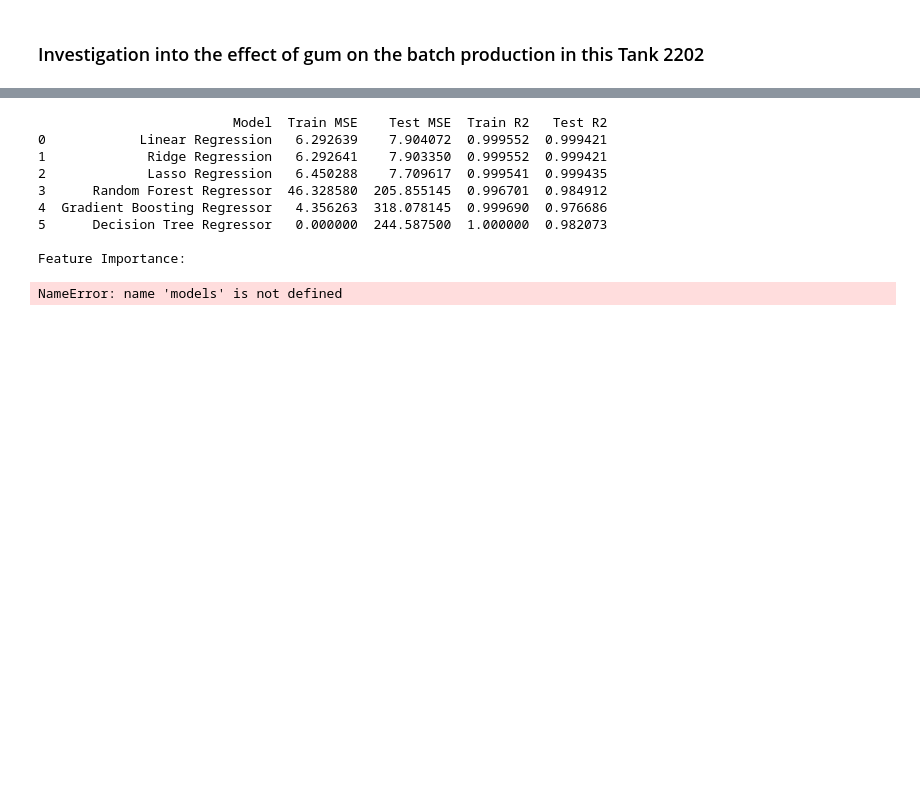
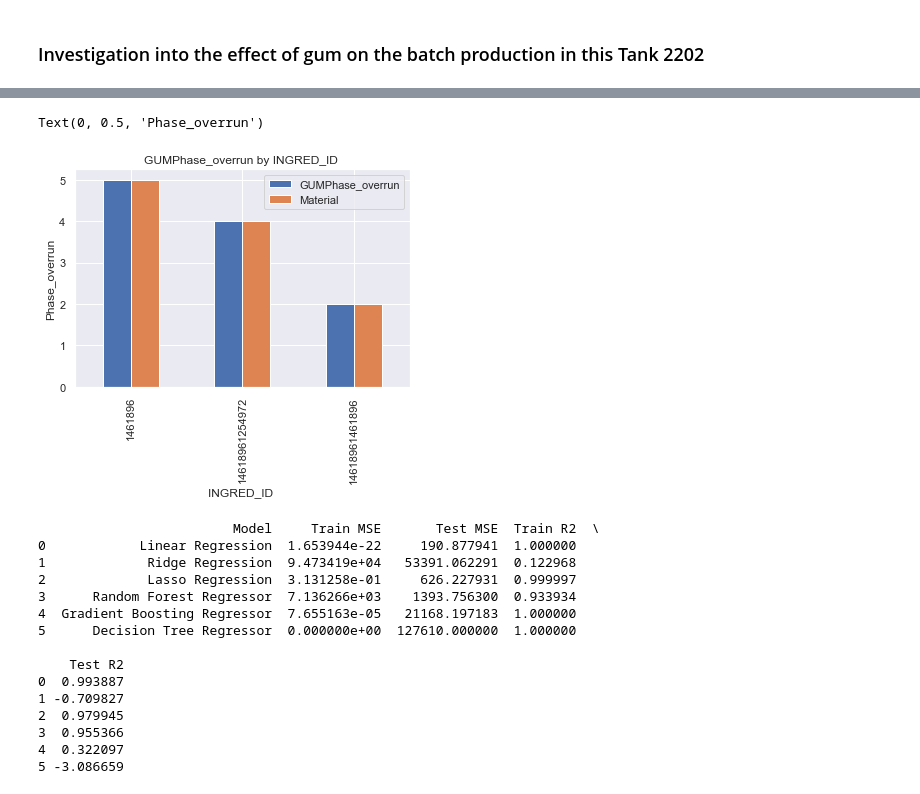
Before and after one commit to MichelleMoran431/Capstone---CCT, a Jupyter notebook: Python Working Notebooks/GumAddition EDA-Copy1.ipynb, the cells around one changed output, grey strips where cells are left out. Saved outputs shown, nothing was run; the diff lists cells and outputs as text; code cells hidden in the pictures; blank space fills up the shorter version.

```diff
--- a/Python Working Notebooks/GumAddition EDA-Copy1.ipynb
+++ b/Python Working Notebooks/GumAddition EDA-Copy1.ipynb
@@ -85,3 +108,6 @@ df_GumQuantity.describe()
 | max | 9466.000000 | 3.055706e+06 | 1.080913e+08 | 3500.000000 | 1150.000000 | 845.000000 | 15.000000 | ... |
 # %% [markdown]
 ### Investigation into the effect of gum on the batch production in this Tank 2202
+# %%
+GUMProductionTank2202_df= uploaded_df.query('Tank_1 == "%s"' % 2202)
+print(GUMProductionTank2202_df)
@@ -88,23 +132,24 @@ df_GumQuantity.describe()
 # %%
 #Select all the rows where GUM material is in the list below
-Material_ID = ['1461896','1254972']
-ProductionTank2202_dfGUM = df_GumQuantity[df_GumQuantity['Material_ID'].isin(Material_ID)]
-ProductionTank2202_dfGUM=ProductionTank2202_dfGUM.drop(['Unnamed: 0', 'Instruction_Step', 'Material_Name','Phase_start', 'Phase_end'], axis=1)
+INGRED_ID = ['1461896','1254972']
+ProductionTank2202_dfGUM = GUMProductionTank2202_df[GUMProductionTank2202_df['INGRED_ID'].isin(INGRED_ID)]
+ProductionTank2202_dfGUM=ProductionTank2202_dfGUM.drop(['Unnamed: 0', 'Instruction_Step','Phase_start', 'Phase_end'], axis=1)
 # Or rename the existing DataFrame (rather than creating a copy)
 ProductionTank2202_dfGUM.rename(columns={'Quantity': 'GUMQuantity','Phase_duration':'GUMPhase_duration','Phase_start_delay':'GUMPhase_start_delay','Flowrate_KGMIN':'GUMFlowrate_KGMIN','Phase_overrun':'GUMPhase_overrun'}, inplace=True)
 
 #print(ProductionTank2202_dfGUM)
 # %%
 #Aggregate data per tank
-aggregated_ProductionTank2202_dfGUM = ProductionTank2202_dfGUM.groupby(['BATCHID','Material_ID']).agg({
+aggregated_ProductionTank2202_dfGUM = ProductionTank2202_dfGUM.groupby(['BATCHID','Material']).agg({
     'GUMPhase_duration': 'sum',
     'GUMPhase_overrun': 'sum',
     'GUMPhase_start_delay':'sum',
     'GUMQuantity':'sum',
     'GUMFlowrate_KGMIN':'sum',
     'Target_Phase_duration':'sum',
-    'Target_Flowrate':'sum'
+    'Target_Flowrate':'sum',
+    'INGRED_ID':'sum'
 }).reset_index()
 
  #Print the aggregated DataFrame
-#print(aggregated_ProductionTank2202_dfGUM)
+print(aggregated_ProductionTank2202_dfGUM)
@@ -111,3 +174,16 @@ aggregated_ProductionTank2202_dfGUM = ProductionTank2202_dfGUM.groupby(['BATCHID
+# %%
+# uploaded_df
+
+aggregated_ProductionTank2202_dfGUM[['GUMPhase_overrun','INGRED_ID','Material']].groupby(by='INGRED_ID').count().plot.bar()
+#plt.figure(figsize=(10, 6))
+plt.title('GUMPhase_overrun by INGRED_ID ')
+plt.xlabel('INGRED_ID ')
+plt.ylabel('Phase_overrun')
+#plt.xticks(rotation = 90)
+#plt.show()
+# %% [output]
+Text(0, 0.5, 'Phase_overrun')
+[figure, added]
 # %%
 import pandas as pd
 from sklearn.model_selection import train_test_split
@@ -201,20 +277,19 @@ results_df = results_df.append({'Model': 'Decision Tree Regressor', 'Train MSE':
 
 # Print the results DataFrame
 print(results_df)
-
-# Feature Importance
-print("\nFeature Importance:")
-for model, importance in zip(models[1:4], [rf_feature_importance, gb_feature_importance]):
-    sorted_features = [x for _, x in sorted(zip(importance, X.columns), reverse=True)]
-    print(f"{model}:\n  {sorted_features}\n")
 # %% [output]
-                         Model  Train MSE    Test MSE  Train R2   Test R2
-0            Linear Regression   6.292639    7.904072  0.999552  0.999421
-1             Ridge Regression   6.292641    7.903350  0.999552  0.999421
-2             Lasso Regression   6.450288    7.709617  0.999541  0.999435
-3      Random Forest Regressor  46.328580  205.855145  0.996701  0.984912
-4  Gradient Boosting Regressor   4.356263  318.078145  0.999690  0.976686
-5      Decision Tree Regressor   0.000000  244.587500  1.000000  0.982073
+                         Model     Train MSE       Test MSE  Train R2  \
+0            Linear Regression  1.653944e-22     190.877941  1.000000
+1             Ridge Regression  9.473419e+04   53391.062291  0.122968
+2             Lasso Regression  3.131258e-01     626.227931  0.999997
+3      Random Forest Regressor  7.136266e+03    1393.756300  0.933934
+4  Gradient Boosting Regressor  7.655163e-05   21168.197183  1.000000
+5      Decision Tree Regressor  0.000000e+00  127610.000000  1.000000
 
-Feature Importance:
+    Test R2
+0  0.993887
+1 -0.709827
+2  0.979945
+3  0.955366
+4  0.322097
+5 -3.086659
-NameError: name 'models' is not defined
```
Also changed, not shown: parts of 6 cells of this notebook, 2 other files.
